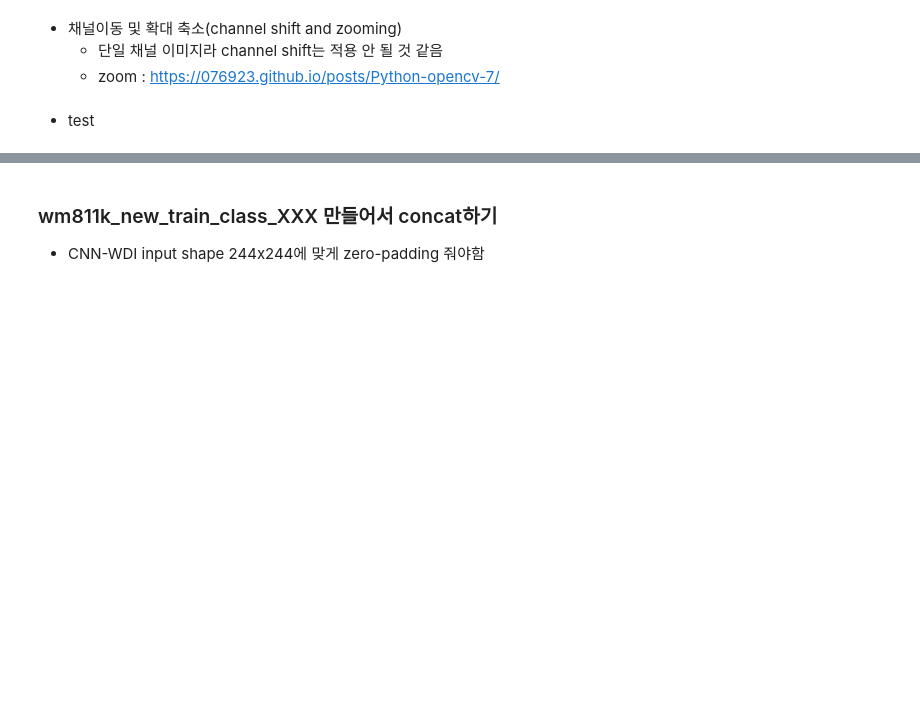
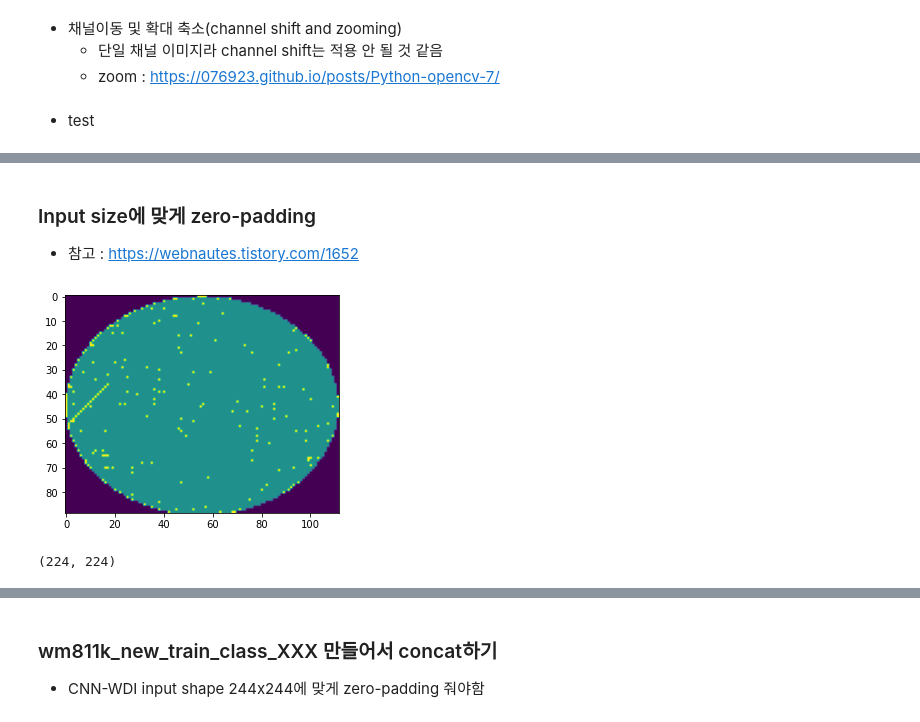
Before and after one commit to jun4879/cbnu_22_1_capstone, a Jupyter notebook: midterm_project/mid_term_project_wafer_classification.ipynb, the cells around one changed output, grey strips where cells are left out. Saved outputs shown, nothing was run; the diff lists cells and outputs as text; code cells hidden in the pictures; blank space fills up the shorter version.

```diff
--- a/midterm_project/mid_term_project_wafer_classification.ipynb
+++ b/midterm_project/mid_term_project_wafer_classification.ipynb
@@ -386,0 +395,3 @@ test_wafermap.head()
+# %% [markdown]
+### Input size에 맞게 zero-padding
+- 참고 : https://webnautes.tistory.com/1652
@@ -386,0 +412,10 @@ test_wafermap.head()
+# %%
+plt.imshow(test_wafermap.iloc[3]["waferMap"])
+plt.show()
+# %% [output]
+[figure, added]
+# %%
+pad_test = zero_padding(test_wafermap.iloc[3]["waferMap"], 224)
+pad_test.shape
+# %% [output]
+(224, 224)
```
Also changed, not shown: parts of 15 cells of this notebook.
